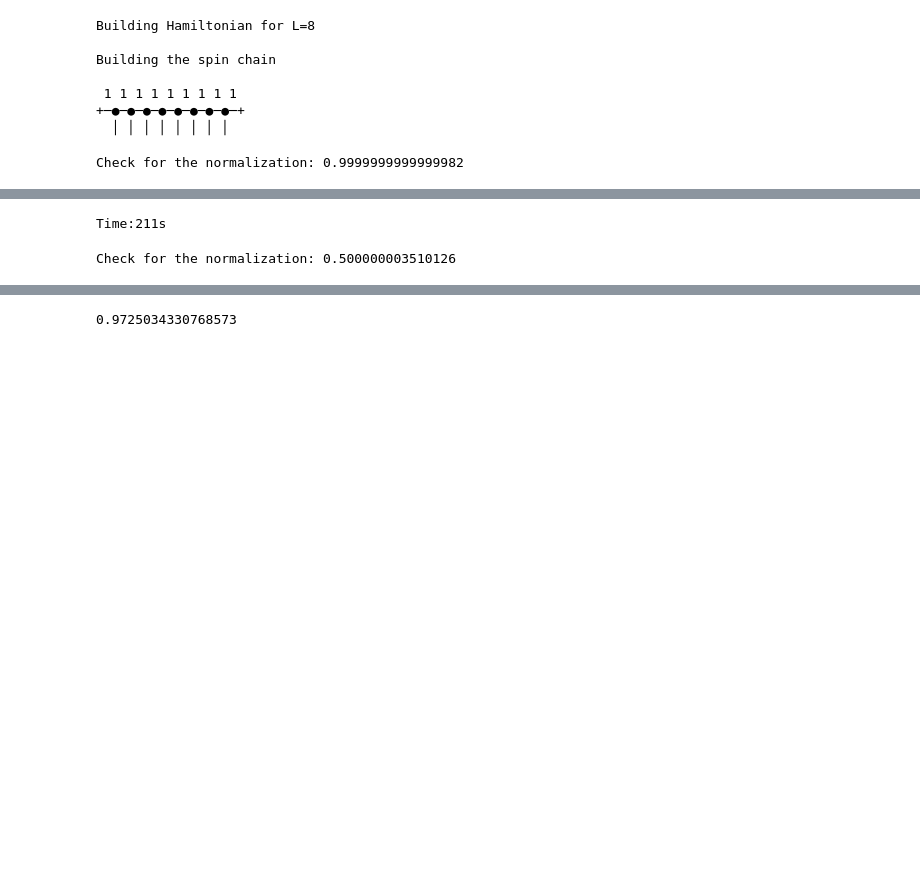
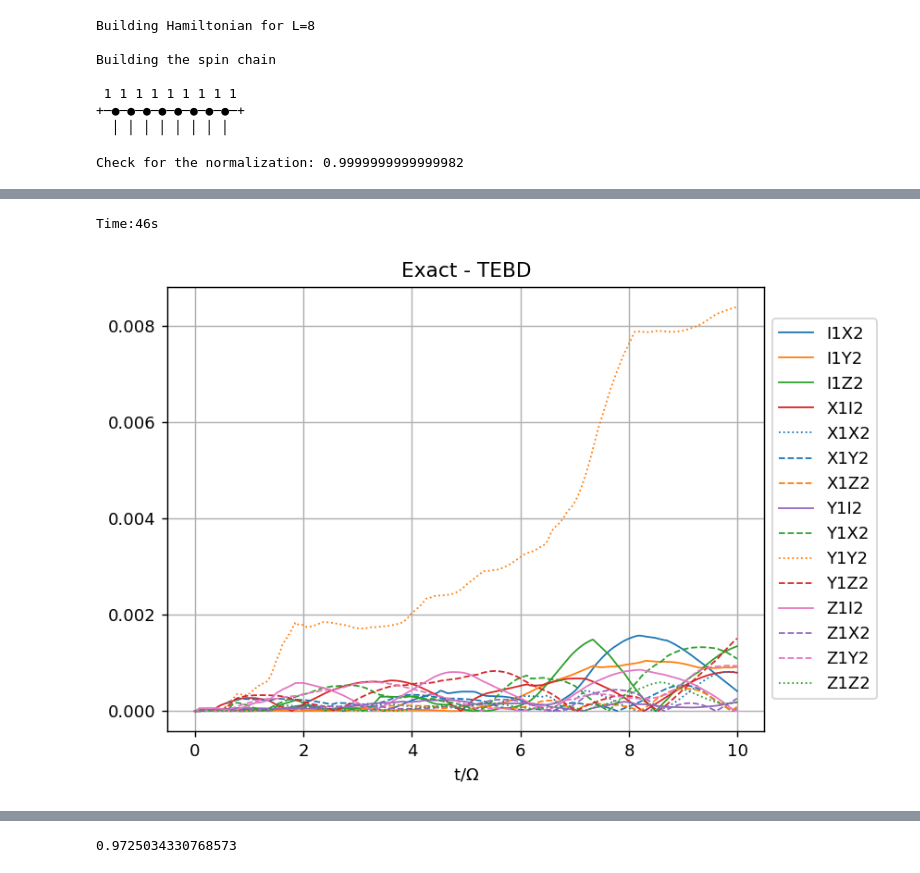
Before and after one commit to giovannicemin/master_thesis, a Jupyter notebook: consistency_checks/consistency_check_3.ipynb, the cells around one changed output, grey strips where cells are left out. Drawn from its saved outputs; the diff is of its cells as text; code cells hidden in the pictures; blank space fills up the shorter version.

Commit message:
Jet another change to consistency checks

```diff
--- a/consistency_checks/consistency_check_3.ipynb
+++ b/consistency_checks/consistency_check_3.ipynb
@@ -227,7 +228,7 @@ keys = results_tebd.keys()
 # I can either set a timestep or a tolerance and the timestep is calculated accordingly
 # generate the state at each time in t (same as exact simulation)
 #     and target error 1e-3 for whole evolution
-for psit in tebd.at_times(t, tol=1e-3):
+for psit in tebd.at_times(t, tol=tolerance):
     for key in keys:
         ob1 = qu.pauli(key[0]) & qu.pauli('I')
         ob2 = qu.pauli(key[2]) & qu.pauli('I')
@@ -236,11 +237,45 @@ for psit in tebd.at_times(t, tol=1e-3):
 end = time.time()
 print(f'Time:{int(end - start)}s')
 # %% [output]
-Time:211s
+Time:46s
-# %%
-print(f'Check for the normalization: {tebd.pt.H @ tebd.pt}\n')
-# %% [output]
-Check for the normalization: 0.500000003510126
+# %%
+### PLOT
+# here I plot the difference in the expectation values
+
+line_styles = ['-', '-', '-', '-', ':', '--', '--', '-', '--', ':', '--', '-', '--', '--', ':']
+stylescicler = cycle(line_styles)
+line_colors = ['tab:blue', 'tab:orange', 'tab:green', 'tab:red', 'tab:blue', 'tab:blue', 'tab:orange', \
+               'tab:purple', 'tab:green', 'tab:orange', 'tab:red', 'tab:pink', 'tab:purple', 'tab:pink',\
+               'tab:green']
+colorscicler = cycle(line_colors)
+
+
+keys = observables_tebd.keys()
+
+diff = {}
+
+plt.figure(dpi=130)#figsize=(9, 6))
+
+norm = []
+for i in range(len(t)):
+    norm.append(np.linalg.norm(np.array([results_ex[key][i] for key in keys])))
+
+for key in keys:
+    # calculate the maximum to then rescale
+    diff[key] = [abs(results_ex[key][i] - results_tebd[key][i])/norm[i] for i in range(len(t))]
+    plt.plot(t, diff[key], linewidth=1, label=key, linestyle=next(stylescicler), color=next(colorscicler))
+
+plt.grid()
+plt.xlabel(r't/$\Omega$')
+plt.title('Exact - TEBD')
+
+fig = plt.gcf()
+plt.legend(loc='center left', bbox_to_anchor=(1, 0.5))
+plt.show()
+
+#fig.savefig('../pictures/consistency_check_errors.pdf', dpi=150)
+# %% [output]
+[figure, added]
 # %%
 ### PLOT
 # here I plot the difference in the expectation values
```
Also changed, not shown: parts of 9 cells of this notebook, 9 other files.
